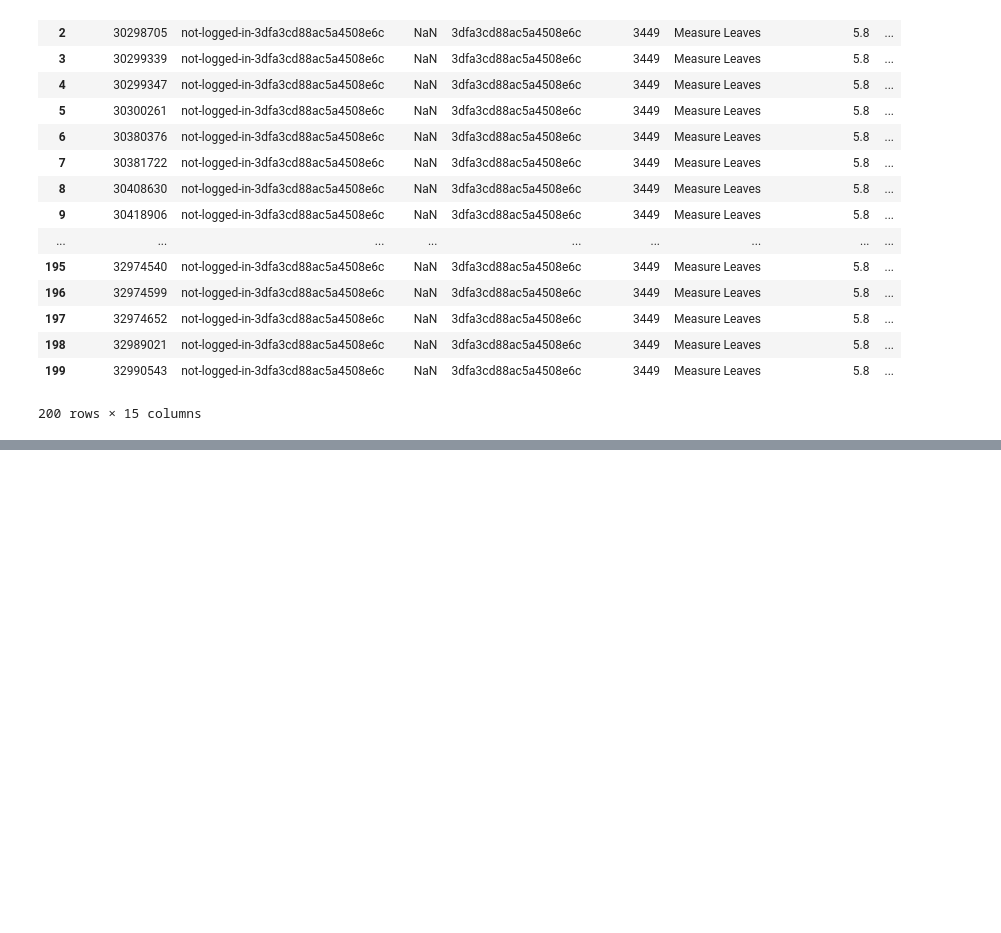
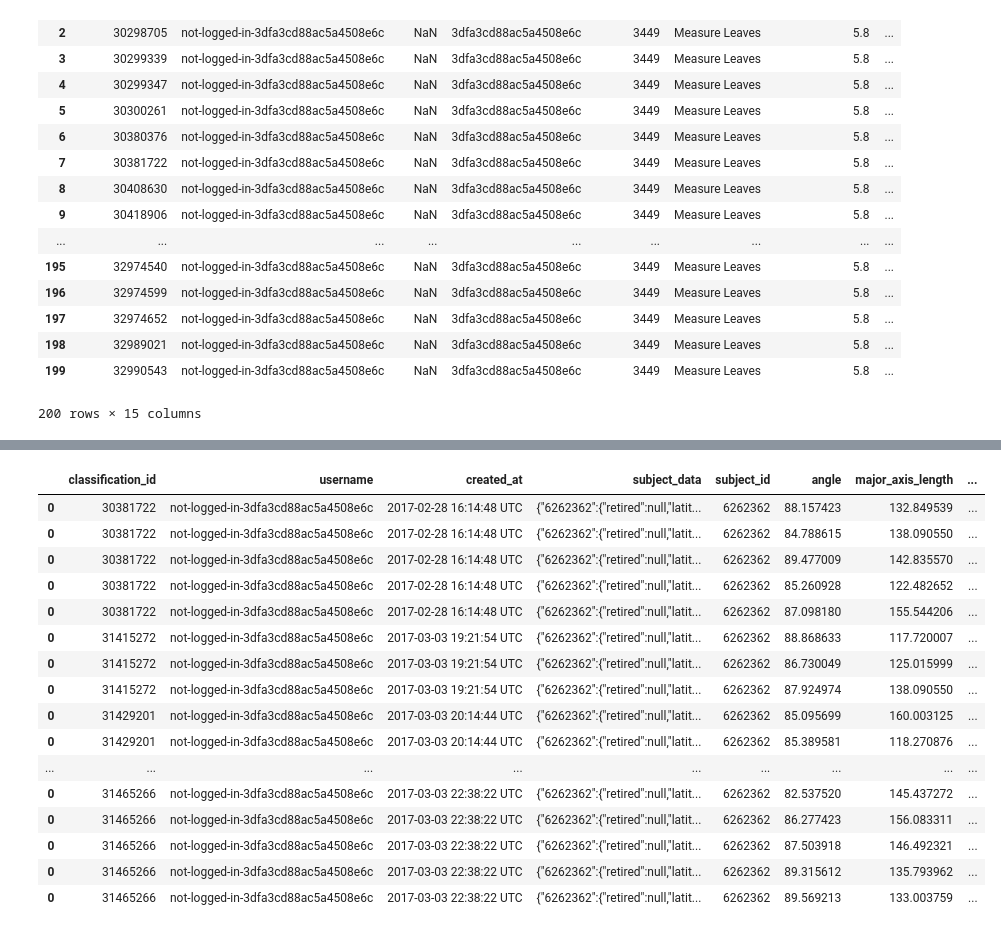
Before and after one commit to victoriamreese/citpy, a Jupyter notebook: seg_vals_to_new_list.ipynb, the cells around one changed output, grey strips where cells are left out. Drawn from its saved outputs; the diff is of its cells as text; code cells hidden in the pictures; blank space fills up the shorter version.

```diff
--- a/seg_vals_to_new_list.ipynb
+++ b/seg_vals_to_new_list.ipynb
@@ -250,0 +304,20 @@ newdf
+# %%
+newdf.loc[newdf['subject_id']==6262362]
+# %% [output]
+|  | classification_id | username | created_at | subject_data | subject_id | angle | major_axis_length | ... |
+| 0 | 30381722 | not-logged-in-3dfa3cd88ac5a4508e6c | 2017-02-28 16:14:48 UTC | {"6262362":{"retired":null,"latit... | 6262362 | 88.157423 | 132.849539 | ... |
+| 0 | 30381722 | not-logged-in-3dfa3cd88ac5a4508e6c | 2017-02-28 16:14:48 UTC | {"6262362":{"retired":null,"latit... | 6262362 | 84.788615 | 138.090550 | ... |
+| 0 | 30381722 | not-logged-in-3dfa3cd88ac5a4508e6c | 2017-02-28 16:14:48 UTC | {"6262362":{"retired":null,"latit... | 6262362 | 89.477009 | 142.835570 | ... |
+| 0 | 30381722 | not-logged-in-3dfa3cd88ac5a4508e6c | 2017-02-28 16:14:48 UTC | {"6262362":{"retired":null,"latit... | 6262362 | 85.260928 | 122.482652 | ... |
+| 0 | 30381722 | not-logged-in-3dfa3cd88ac5a4508e6c | 2017-02-28 16:14:48 UTC | {"6262362":{"retired":null,"latit... | 6262362 | 87.098180 | 155.544206 | ... |
+| 0 | 31415272 | not-logged-in-3dfa3cd88ac5a4508e6c | 2017-03-03 19:21:54 UTC | {"6262362":{"retired":null,"latit... | 6262362 | 88.868633 | 117.720007 | ... |
+| 0 | 31415272 | not-logged-in-3dfa3cd88ac5a4508e6c | 2017-03-03 19:21:54 UTC | {"6262362":{"retired":null,"latit... | 6262362 | 86.730049 | 125.015999 | ... |
+| 0 | 31415272 | not-logged-in-3dfa3cd88ac5a4508e6c | 2017-03-03 19:21:54 UTC | {"6262362":{"retired":null,"latit... | 6262362 | 87.924974 | 138.090550 | ... |
+| 0 | 31429201 | not-logged-in-3dfa3cd88ac5a4508e6c | 2017-03-03 20:14:44 UTC | {"6262362":{"retired":null,"latit... | 6262362 | 85.095699 | 160.003125 | ... |
+| 0 | 31429201 | not-logged-in-3dfa3cd88ac5a4508e6c | 2017-03-03 20:14:44 UTC | {"6262362":{"retired":null,"latit... | 6262362 | 85.389581 | 118.270876 | ... |
+| ... | ... | ... | ... | ... | ... | ... | ... | ... |
+| 0 | 31465266 | not-logged-in-3dfa3cd88ac5a4508e6c | 2017-03-03 22:38:22 UTC | {"6262362":{"retired":null,"latit... | 6262362 | 82.537520 | 145.437272 | ... |
+| 0 | 31465266 | not-logged-in-3dfa3cd88ac5a4508e6c | 2017-03-03 22:38:22 UTC | {"6262362":{"retired":null,"latit... | 6262362 | 86.277423 | 156.083311 | ... |
+| 0 | 31465266 | not-logged-in-3dfa3cd88ac5a4508e6c | 2017-03-03 22:38:22 UTC | {"6262362":{"retired":null,"latit... | 6262362 | 87.503918 | 146.492321 | ... |
+| 0 | 31465266 | not-logged-in-3dfa3cd88ac5a4508e6c | 2017-03-03 22:38:22 UTC | {"6262362":{"retired":null,"latit... | 6262362 | 89.315612 | 135.793962 | ... |
+| 0 | 31465266 | not-logged-in-3dfa3cd88ac5a4508e6c | 2017-03-03 22:38:22 UTC | {"6262362":{"retired":null,"latit... | 6262362 | 89.569213 | 133.003759 | ... |
```
Also changed, not shown: parts of 13 cells of this notebook.
